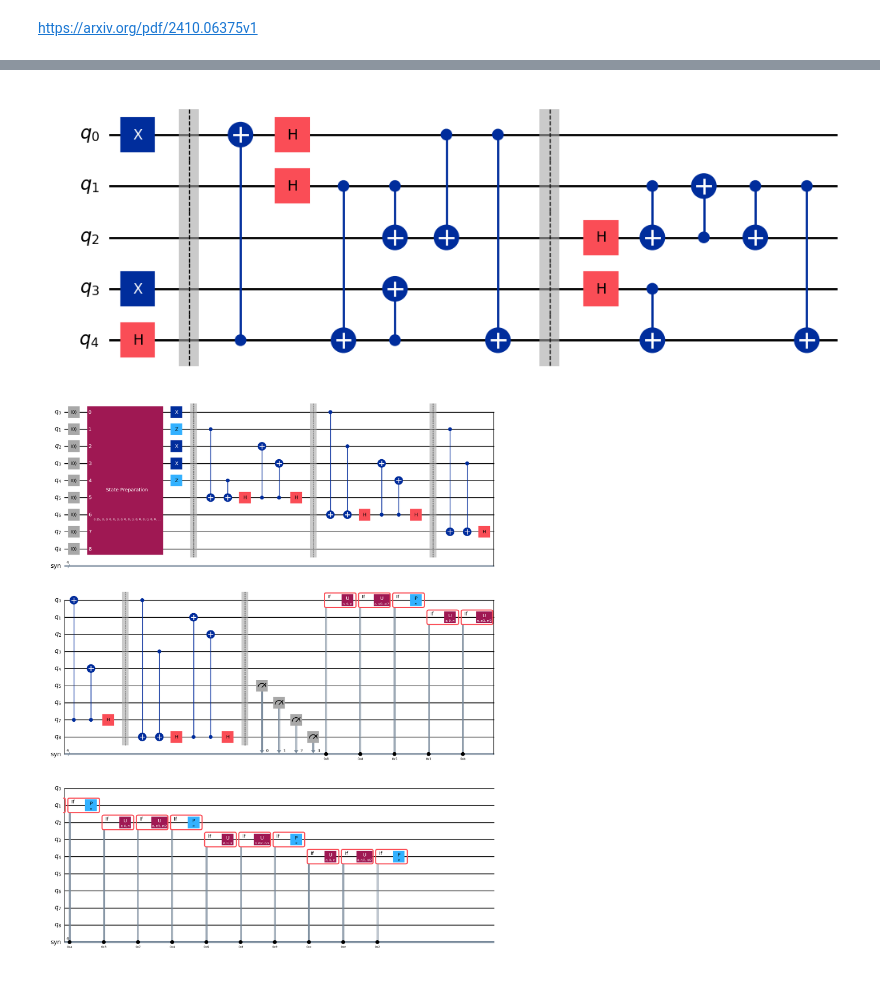
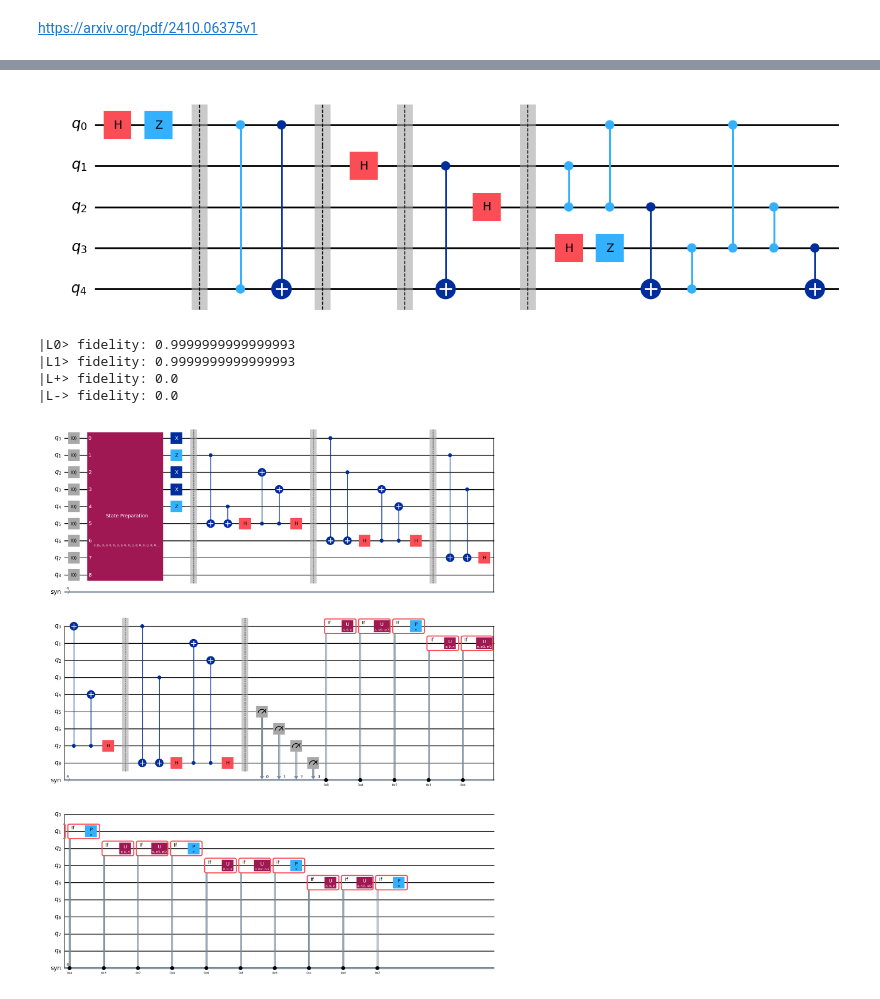
Before and after one commit to misho9714/Python-Practice, a Jupyter notebook: 5_qubit_code.ipynb, the cells around one changed output, grey strips where cells are left out. Cells and saved outputs as stored; diff of their text form; code cells hidden in the pictures.

Commit message:
alternative encoder

```diff
--- a/5.ipynb
+++ b/5_qubit_code.ipynb
@@ -5,42 +3,84 @@ https://arxiv.org/pdf/2410.06375v1
 # %%
 import random
 import numpy as np
 from qiskit import QuantumCircuit, transpile, ClassicalRegister
-from qiskit.quantum_info import Statevector, Pauli
-from qiskit_aer.noise import pauli_error
-def encoder_5q(x1, x2):
+from qiskit.quantum_info import Statevector, Pauli, state_fidelity
+
+# Logical |0_L> for the [[5,1,3]] code
+logical_zero_plus_terms  = ["00000","10010","01001","10100","01010","00101"]
+logical_zero_minus_terms = ["11011","00110","11000","11101","00011","11110","01111","10001","01100","10111"]
+
+amps = np.zeros(32, dtype=complex)
+for b in logical_zero_plus_terms:
+    amps[int(b,2)] += 1/4
+for b in logical_zero_minus_terms:
+    amps[int(b,2)] -= 1/4
+
+L_zero = Statevector(amps)
+
+# Logical |1_L> = X^{⊗5} |0_L>
+amps_1 = np.zeros(32, dtype=complex)
+for b in logical_zero_plus_terms:
+    flipped = ''.join('1' if x == '0' else '0' for x in b)
+    amps_1[int(flipped, 2)] += 1/4
+for b in logical_zero_minus_terms:
+    flipped = ''.join('1' if x == '0' else '0' for x in b)
+    amps_1[int(flipped, 2)] -= 1/4
+
+L_one = Statevector(amps_1)
+
+L_plus = Statevector((L_zero.data + L_one.data) / np.sqrt(2))
+L_minus = Statevector((L_zero.data - L_one.data) / np.sqrt(2))
+
+
+
+
+
+def encoder_5q_0(x1, x2):
     qc = QuantumCircuit(5)
     if x1 == 0 and x2 == 1:
         qc.x(4)
     elif x1 == 1 and x2 == 0:
         qc.h(4)
     elif x1 == 1 and x2 == 1:
         qc.x(4)
         qc.h(4)
 
-    qc.x(0)
-    qc.x(3)
+    qc.h(0)
+    qc.z(0)
     qc.barrier()
-    qc.cx(4, 0)
-    qc.h(0)
-    qc.h(1)
-    qc.cx(1, 4)
-    qc.cx(1, 2)
-    qc.cx(0, 2)
-    qc.cx(4, 3)
+    qc.cz(0, 4)
     qc.cx(0, 4)
     qc.barrier()
+    qc.h(1)
+    qc.barrier()
+    qc.cx(1, 4)
     qc.h(2)
+    qc.barrier()
+    qc.cz(2, 1)
+    qc.cz(2, 0)
+    qc.cx(2, 4)
     qc.h(3)
+    qc.z(3)
+    qc.cz(3, 4)
+    qc.cz(3, 0)
+    qc.cz(3, 2)
     qc.cx(3, 4)
-    qc.cx(1, 2)
-    qc.cx(2, 1)
-    qc.cx(1, 2)
-    qc.cx(1, 4)
+
 
     return qc
 
-display(encoder_5q(1, 0).draw(output="mpl"))
+display(encoder_5q_0(0, 0).draw(output="mpl"))
+
+
+print("|L0> fidelity:", state_fidelity(Statevector.from_instruction(encoder_5q_0(0, 0)), L_zero))
+print("|L1> fidelity:", state_fidelity(Statevector.from_instruction(encoder_5q_0(0, 1)), L_one))
+print("|L+> fidelity:", state_fidelity(Statevector.from_instruction(encoder_5q_0(1, 0)), L_plus))
+print("|L-> fidelity:", state_fidelity(Statevector.from_instruction(encoder_5q_0(1, 1)), L_minus))
 # %% [output]
-[figure, old version]
+[figure, new version]
+|L0> fidelity: 0.9999999999999993
+|L1> fidelity: 0.9999999999999993
+|L+> fidelity: 0.0
+|L-> fidelity: 0.0
 # %%
```
Also changed, not shown: parts of 2 cells of this notebook, 1 other file.
